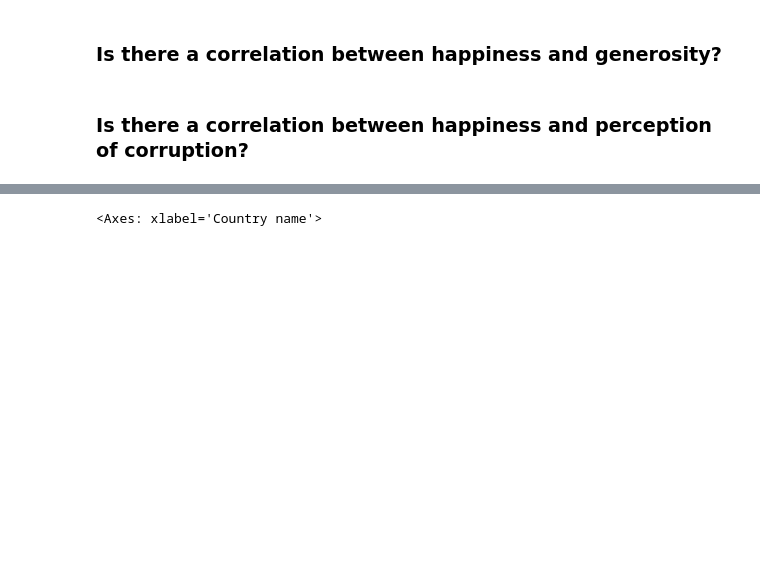
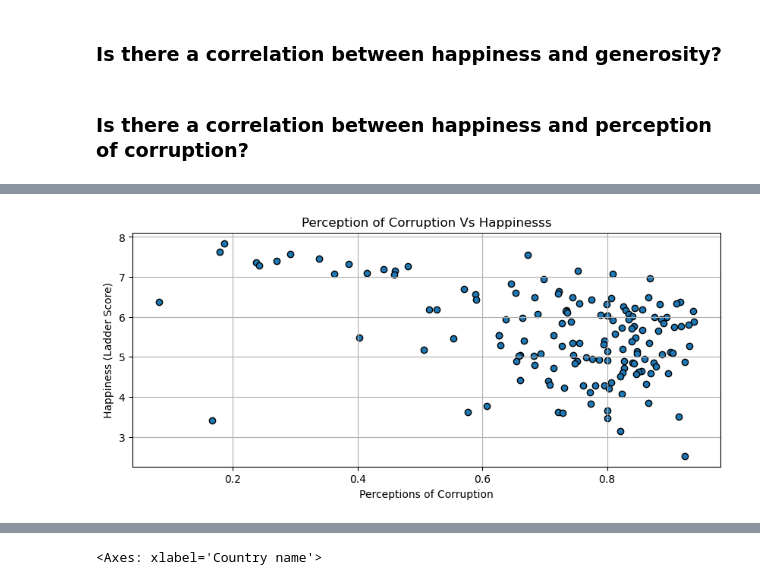
Before and after one commit to Leo-SLC/Project_1, a Jupyter notebook: HappinessResearch.ipynb, the cells around one changed output, grey strips where cells are left out. Cells and saved outputs as stored; diff of their text form; code cells hidden in the pictures; blank space fills up the shorter version.

```diff
--- a/HappinessResearch.ipynb
+++ b/HappinessResearch.ipynb
@@ -144,3 +161,16 @@ The mean and meadian perceptions of corruption scores are 0.7274496644295303 and
 | 87 | Bulgaria | Central and Eastern Europe | 0.932 | 5.266 |
 | 63 | Bosnia and Herzegovina | Central and Eastern Europe | 0.931 | 5.813 |
 | 148 | Afghanistan | South Asia | 0.924 | 2.523 |
+# %%
+
+plt.figure(figsize=[10,4])
+plt.title("Perception of Corruption Vs Happinesss")
+plt.scatter(corruption_clean_df["Perceptions of corruption"], corruption_clean_df["Ladder score"], linewidth=1, edgecolor="black")
+plt.ylabel("Happiness (Ladder Score)")
+plt.xlabel("Perceptions of Corruption")
+plt.grid()
+
+
+plt.savefig("Output_figs/Corruptionfig.png")
+# %% [output]
+[figure, added]
```
Also changed, not shown: parts of 2 cells of this notebook, 1 other file.
